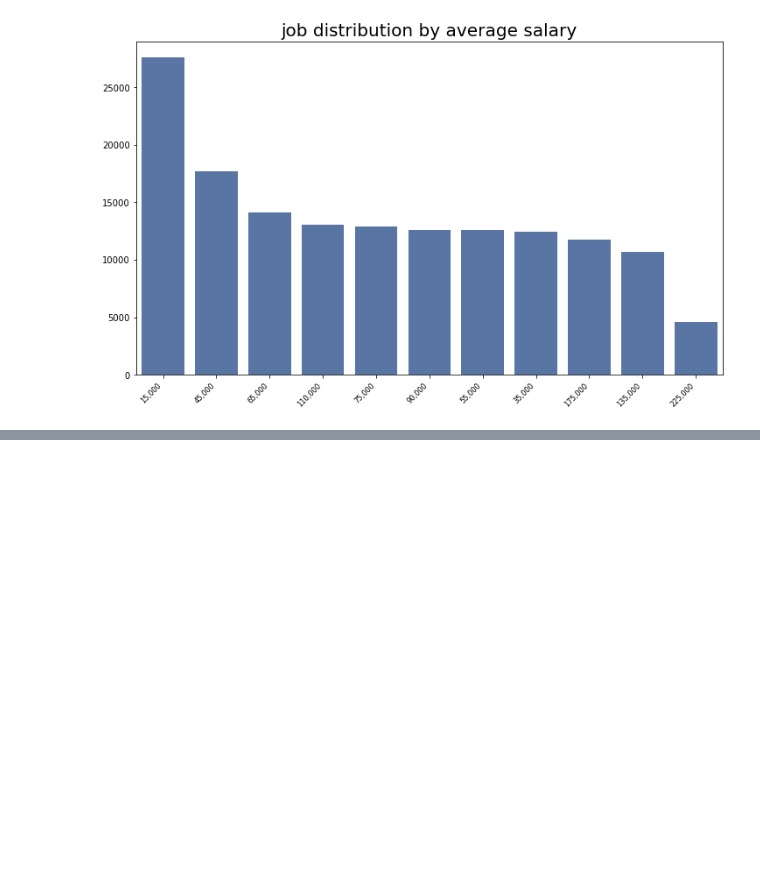
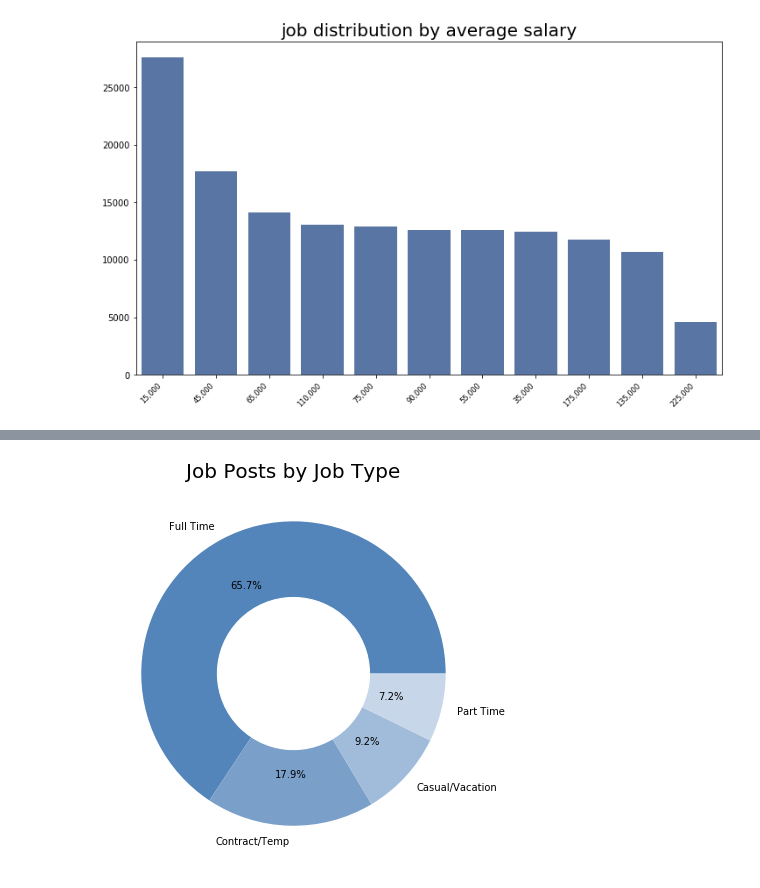
Before and after one commit to muriloOliveira7/7030ICTAssignmentPart1, a Jupyter notebook: job_market.ipynb, the cells around one changed output, grey strips where cells are left out. Cells and saved outputs as stored; diff of their text form; code cells hidden in the pictures; blank space fills up the shorter version.

```diff
--- a/job_market.ipynb
+++ b/job_market.ipynb
@@ -266,0 +272,36 @@ plt.show()
+# %%
+# Task 2
+# Display the list of job types and the number of jobs of each type using pie chart.
+
+# Get the list of JobTypes with the count for each
+df_jobtypes = df3.groupby("JobType").count()
+
+# Set up the data to plot
+df_jobtypes['Count'] = df_jobtypes["Id"]
+df_jobtypes['Label'] = df_jobtypes.index
+df_jobtypes = df_jobtypes.sort_values(by=['Count'], ascending = False)
+
+# Set up the canvas
+plt.figure(figsize=(12,7))
+ax1 = plt.subplot(111, aspect='equal')
+
+# Set up the colors
+pltColors = sns.light_palette(color='#5385bb',n_colors=5,reverse=True,input='RGB')
+
+# Plot the pie chart,
+df_jobtypes.plot.pie(y='Count', autopct='%1.1f%%', pctdistance=0.66, ax=ax1, startangle=0,
+                     colors=pltColors, legend=False, )
+
+# Draw the donut-hole
+my_circle = plt.Circle( (0,0), 0.5, color='white')
+figure = plt.gcf()
+figure.gca().add_artist(my_circle)
+
+# Draw the labels
+plt.title('Job Posts by Job Type', {'fontsize': '20' })
+plt.xlabel('')
+plt.ylabel('')
+
+plt.show()
+# %% [output]
+[figure, added]
```
Also changed, not shown: parts of 2 cells of this notebook.
